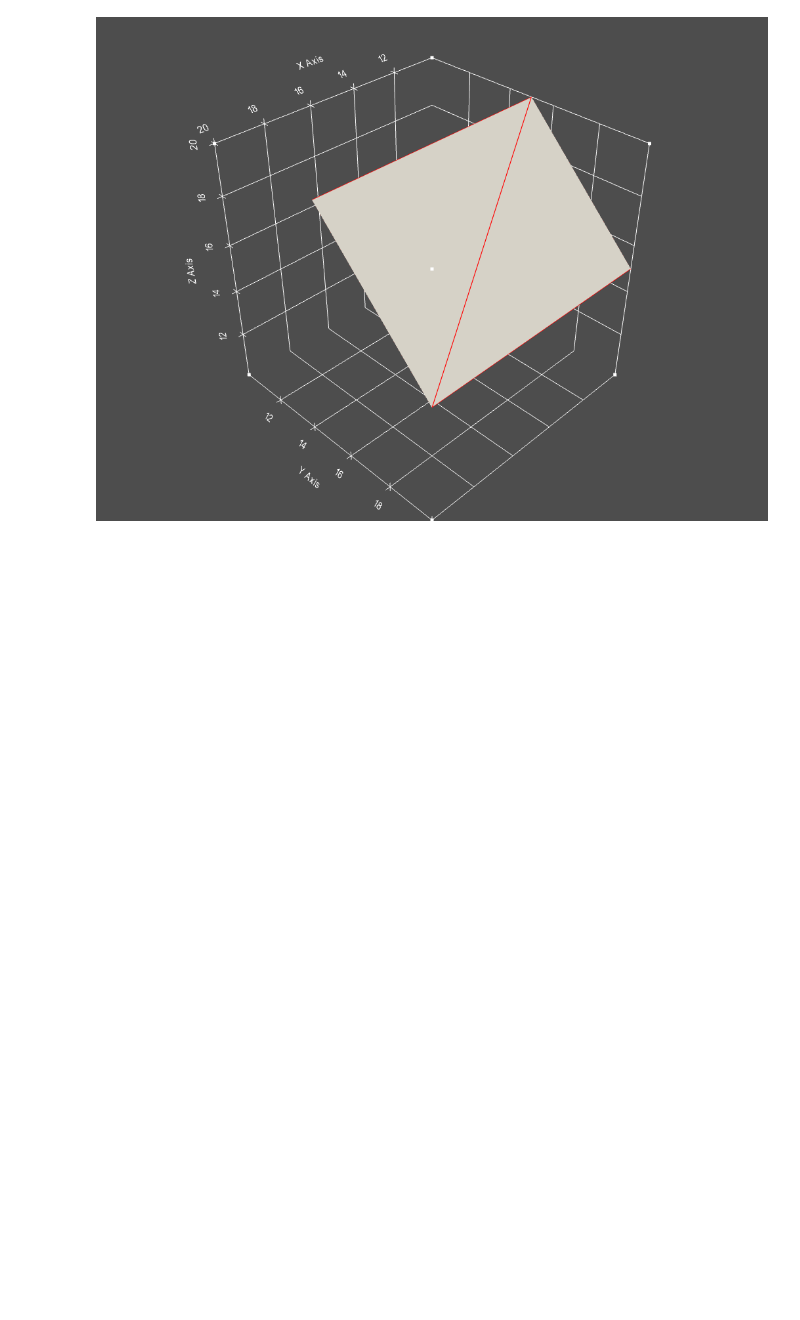
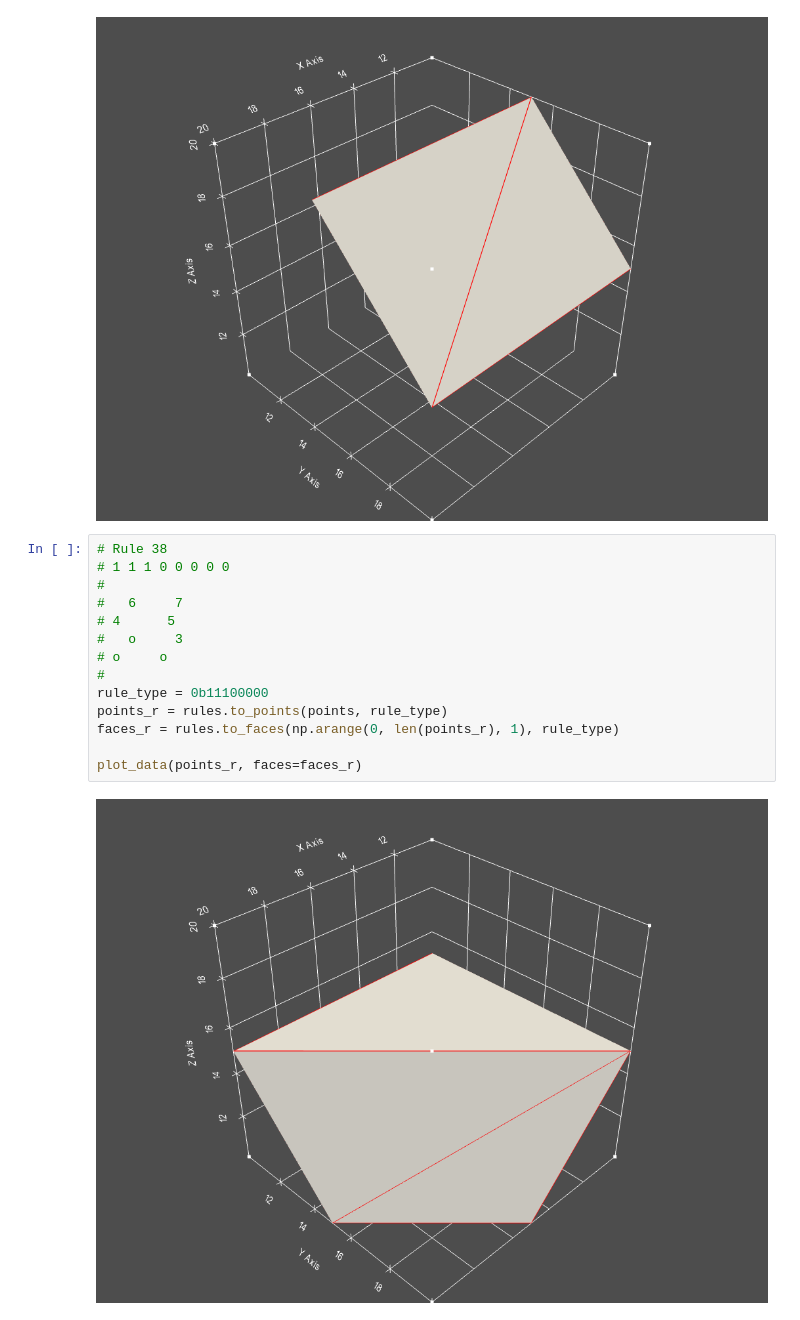
Before and after one commit to Syafiqq/marching_algo_test_001, a Jupyter notebook: marching_algorithm_3d_rules_minimal.ipynb, the cells around one changed output. Saved outputs shown, nothing was run; the diff lists cells and outputs as text; blank space fills up the shorter version.

```diff
--- a/marching_algorithm_3d_rules_minimal.ipynb
+++ b/marching_algorithm_3d_rules_minimal.ipynb
@@ -623,3 +623,19 @@ faces_r = rules.to_faces(np.arange(0, len(points_r), 1), rule_type)
 plot_data(points_r, faces=faces_r)
 # %% [output]
 [figure]
+# %%
+# Rule 38
+# 1 1 1 0 0 0 0 0
+#
+#   6     7
+# 4      5
+#   o     3
+# o     o
+#
+rule_type = 0b11100000
+points_r = rules.to_points(points, rule_type)
+faces_r = rules.to_faces(np.arange(0, len(points_r), 1), rule_type)
+
+plot_data(points_r, faces=faces_r)
+# %% [output]
+[figure, added]
```
Also changed, not shown: parts of 12 cells of this notebook.
